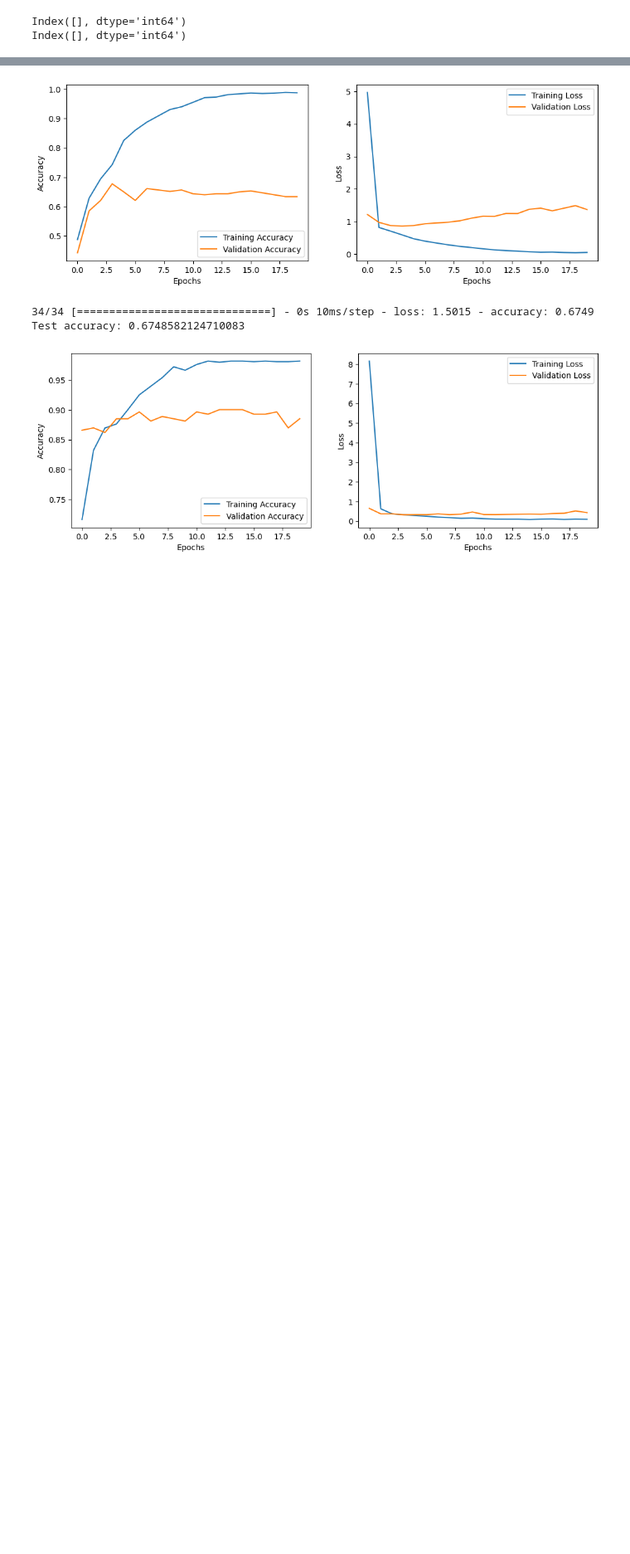
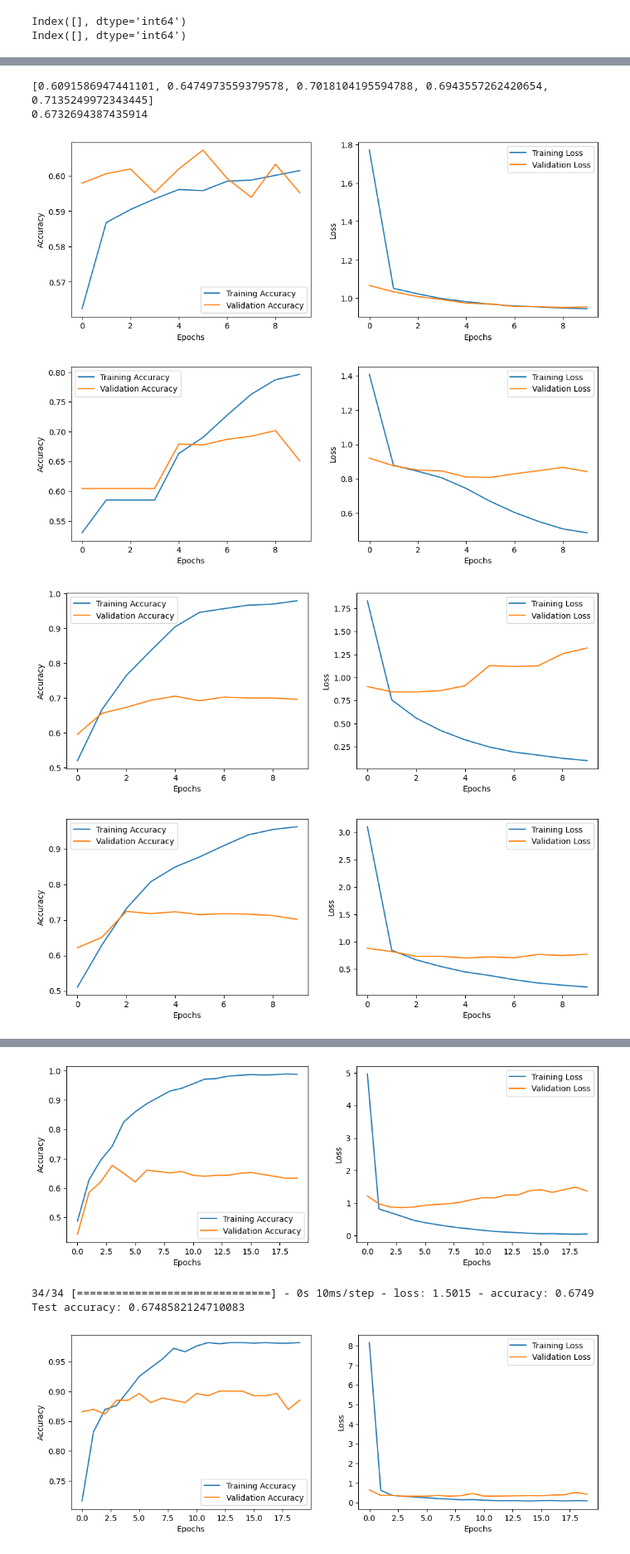
Before and after one commit to kumarrohit26/ai-mesh-generation, a Jupyter notebook: notebooks/upgraded-model.ipynb, the cells around one changed output, grey strips where cells are left out. Shown at 83% size. Saved outputs shown, nothing was run; the diff lists cells and outputs as text; code cells hidden in the pictures; blank space fills up the shorter version.

```diff
--- a/notebooks/upgraded-model.ipynb
+++ b/notebooks/upgraded-model.ipynb
@@ -159,20 +165,20 @@ def create_model():
     feature_input = Input(shape=(noc,))
 
     # CNN for processing images
-    conv1 = Conv2D(32, (3, 3), activation='relu')(image_input)
+    conv1 = Conv2D(16, (3, 3), activation='relu')(image_input)
     maxpool1 = MaxPooling2D(pool_size=(2, 2))(conv1)
-    conv2 = Conv2D(32, (3, 3), activation='relu')(maxpool1)
+    conv2 = Conv2D(16, (3, 3), activation='relu')(maxpool1)
     maxpool2 = MaxPooling2D(pool_size=(2, 2))(conv2)
-    flatten = Flatten()(maxpool1)
+    flatten = Flatten()(maxpool2)
 
     # Dense network for processing features
-    dense1 = Dense(32, activation='relu')(feature_input)
+    dense1 = Dense(16, activation='relu')(feature_input)
 
     # Combine the two networks
     merged = Concatenate()([flatten, dense1])
 
     # Fully connected layers
-    fc1 = Dense(64, activation='relu')(merged)
+    fc1 = Dense(32, activation='relu')(merged)
     output = Dense(3, activation='softmax')(fc1)
 
     # Create the model
@@ -181,3 +187,6 @@ def create_model():
     model.compile(optimizer=tf.keras.optimizers.Adam(learning_rate=1e-3), loss='categorical_crossentropy', metrics=['accuracy'])
 
     return model
+# %%
+model = create_model()
+model.summary()
@@ -183,0 +226,24 @@ def create_model():
+# %%
+kfold = KFold(n_splits=5, shuffle=True, random_state=42)
+# %%
+accuracy = []
+model_history = []
+for train_index, test_index in kfold.split(X_train, y_train):
+    X_train_fold, X_val_fold = X_train[train_index], X_train[test_index]
+    y_train_fold, y_val_fold = y_train[train_index], y_train[test_index]
+
+    features_train_fold, features_val_fold = features_train[train_index], features_train[test_index]
+    labels_train_fold, labels_val_fold = labels_train[train_index], labels_train[test_index]
+
+    # Create and compile your CNN model
+    model = create_model()
+
+    # Train the model on the current fold
+    history = model.fit([X_train_fold, features_train_fold], y_train_fold, epochs=10, batch_size=32, validation_data=([X_val_fold, features_val_fold], y_val_fold))
+    #model.fit([X_train, features_train], y_train, validation_data=([X_val, features_val], y_val), epochs=20)
+
+    # Evaluate the model on the test set of the current fold
+    test_loss, test_accuracy = model.evaluate([X_test, features_test], y_test)
+    print(f'Test accuracy for current fold: {test_accuracy}')
+    accuracy.append(test_accuracy)
+    model_history.append(history)
@@ -184,3 +268,9 @@ def create_model():
+# %%
+print(accuracy)
+print(np.average(accuracy))
+# %% [output]
+[0.6091586947441101, 0.6474973559379578, 0.7018104195594788, 0.6943557262420654, 0.7135249972343445]
+0.6732694387435914
 # %%
 def showDetails(history):
     plt.figure(figsize=(12, 4))
@@ -199,3 +289,11 @@ def showDetails(history):
     plt.legend()
 
     plt.show()
+# %%
+for history in model_history:
+    showDetails(history)
+# %% [output]
+[figure, added]
+[figure, added]
+[figure, added]
+[figure, added]
```
Also changed, not shown: parts of 34 cells of this notebook, 19 other files.
